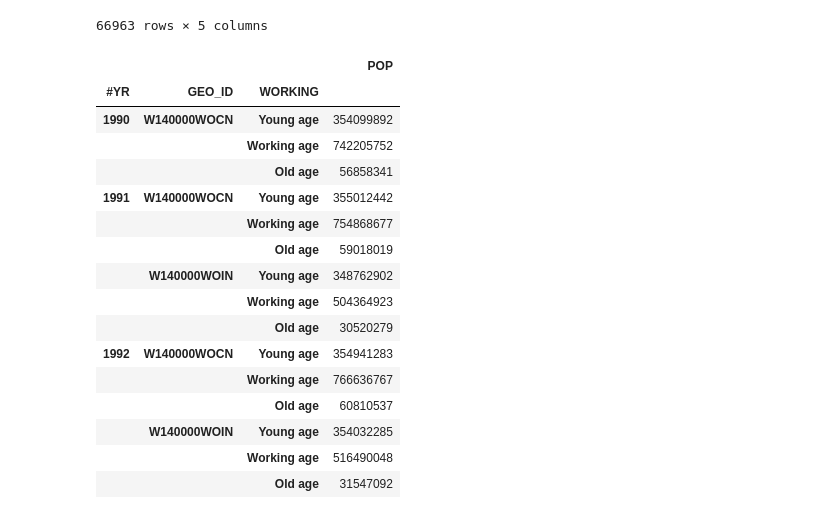
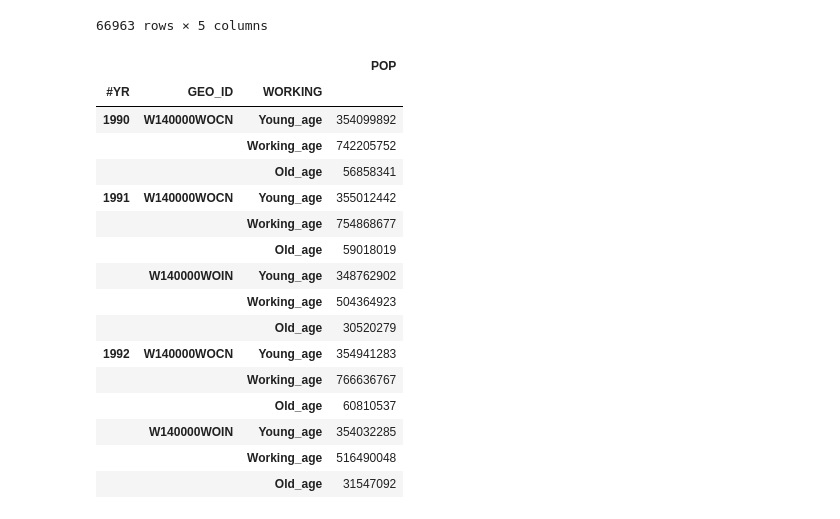
Before and after one commit to thaianle/international-database, a Jupyter notebook: idbsingleyear-python.ipynb, the cells around one changed output. Drawn from its saved outputs; the diff is of its cells as text; code cells hidden in the pictures.

```diff
--- a/idbsingleyear-python.ipynb
+++ b/idbsingleyear-python.ipynb
@@ -361,27 +361,27 @@ in_ch
 # %%
 # Filtering for both sexes and grouping the population by below/ in/ after working age
 # I define the working age as 15-64 years old (by OECD standards, https://www.oecd.org/en/data/indicators/working-age-population.html)
 
 in_ch_0 = in_ch[in_ch['SEX'] == 0].copy() # use .copy() to avoid SettingWithCopyWarning
-in_ch_0['WORKING'] = pd.cut(in_ch_0['AGE'], bins = [0, 15, 65, 101], labels = ['Young age', 'Working age', 'Old age'], include_lowest = True)
+in_ch_0['WORKING'] = pd.cut(in_ch_0['AGE'], bins = [0, 15, 65, 101], labels = ['Young_age', 'Working_age', 'Old_age'], include_lowest = True)
 in_ch_0_grouped = in_ch_0[['#YR', 'GEO_ID', 'WORKING', 'POP']]
 in_ch_0_grouped = in_ch_0_grouped.groupby(['#YR', 'GEO_ID', 'WORKING'], observed = True).sum()
 in_ch_0_grouped.head(15)
 # %% [output]
 |  |  |  | POP |
 | #YR | GEO_ID | WORKING |  |
-| 1990 | W140000WOCN | Young age | 354099892 |
-|  |  | Working age | 742205752 |
-|  |  | Old age | 56858341 |
-| 1991 | W140000WOCN | Young age | 355012442 |
-|  |  | Working age | 754868677 |
-|  |  | Old age | 59018019 |
-|  | W140000WOIN | Young age | 348762902 |
-|  |  | Working age | 504364923 |
-|  |  | Old age | 30520279 |
-| 1992 | W140000WOCN | Young age | 354941283 |
-|  |  | Working age | 766636767 |
-|  |  | Old age | 60810537 |
-|  | W140000WOIN | Young age | 354032285 |
-|  |  | Working age | 516490048 |
-|  |  | Old age | 31547092 |
+| 1990 | W140000WOCN | Young_age | 354099892 |
+|  |  | Working_age | 742205752 |
+|  |  | Old_age | 56858341 |
+| 1991 | W140000WOCN | Young_age | 355012442 |
+|  |  | Working_age | 754868677 |
+|  |  | Old_age | 59018019 |
+|  | W140000WOIN | Young_age | 348762902 |
+|  |  | Working_age | 504364923 |
+|  |  | Old_age | 30520279 |
+| 1992 | W140000WOCN | Young_age | 354941283 |
+|  |  | Working_age | 766636767 |
+|  |  | Old_age | 60810537 |
+|  | W140000WOIN | Young_age | 354032285 |
+|  |  | Working_age | 516490048 |
+|  |  | Old_age | 31547092 |
```
Also changed, not shown: parts of 4 cells of this notebook.
